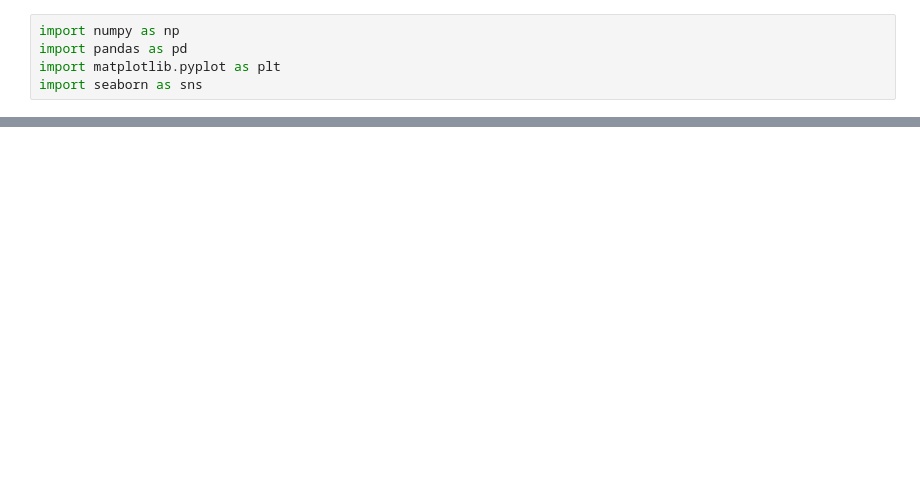
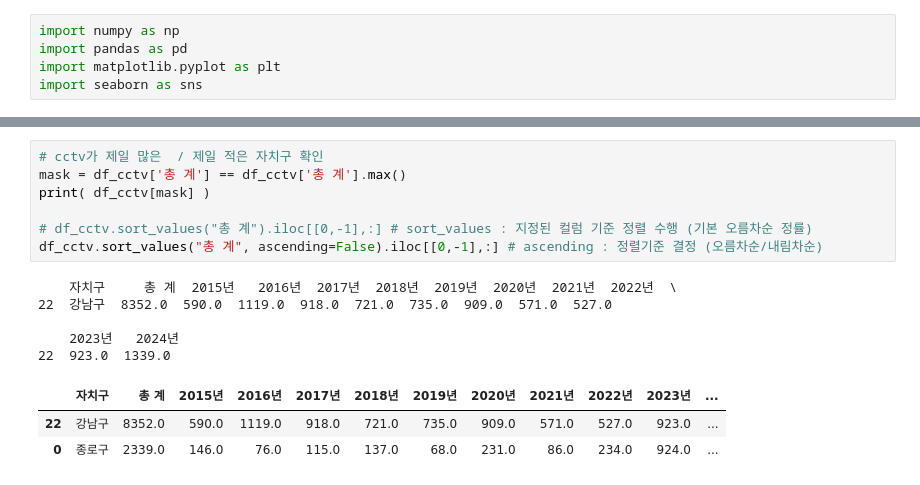
Before and after one commit to shared-repo/human-da5, a Jupyter notebook: workspace/da-packages/i_example.ipynb, the cells around one changed output, grey strips where cells are left out. Cells and saved outputs as stored; diff of their text form; blank space fills up the shorter version.

```diff
--- a/workspace/da-packages/i_example.ipynb
+++ b/workspace/da-packages/i_example.ipynb
@@ -45,3 +37,19 @@ df_cctv
 | 22 | 강남구 | 8352.0 | 590.0 | 1119.0 | 918.0 | 721.0 | 735.0 | 909.0 | 571.0 | 527.0 | 923.0 | ... |
 | 23 | 송파구 | 4665.0 | 366.0 | 133.0 | 233.0 | 517.0 | 1042.0 | 235.0 | 148.0 | 372.0 | 940.0 | ... |
 | 24 | 강동구 | 4238.0 | 725.0 | 202.0 | 273.0 | 377.0 | 356.0 | 614.0 | 262.0 | 381.0 | 359.0 | ... |
+# %%
+# cctv가 제일 많은  / 제일 적은 자치구 확인
+mask = df_cctv['총 계'] == df_cctv['총 계'].max()
+print( df_cctv[mask] )
+
+# df_cctv.sort_values("총 계").iloc[[0,-1],:] # sort_values : 지정된 컬럼 기준 정렬 수행 (기본 오름차순 정률)
+df_cctv.sort_values("총 계", ascending=False).iloc[[0,-1],:] # ascending : 정렬기준 결정 (오름차순/내림차순)
+# %% [output]
+    자치구     총 계  2015년   2016년  2017년  2018년  2019년  2020년  2021년  2022년  \
+22  강남구  8352.0  590.0  1119.0  918.0  721.0  735.0  909.0  571.0  527.0
+
+    2023년   2024년
+22  923.0  1339.0
+|  | 자치구 | 총 계 | 2015년 | 2016년 | 2017년 | 2018년 | 2019년 | 2020년 | 2021년 | 2022년 | 2023년 | ... |
+| 22 | 강남구 | 8352.0 | 590.0 | 1119.0 | 918.0 | 721.0 | 735.0 | 909.0 | 571.0 | 527.0 | 923.0 | ... |
+| 0 | 종로구 | 2339.0 | 146.0 | 76.0 | 115.0 | 137.0 | 68.0 | 231.0 | 86.0 | 234.0 | 924.0 | ... |
```
Also changed, not shown: parts of 4 cells of this notebook, 1 other file.
